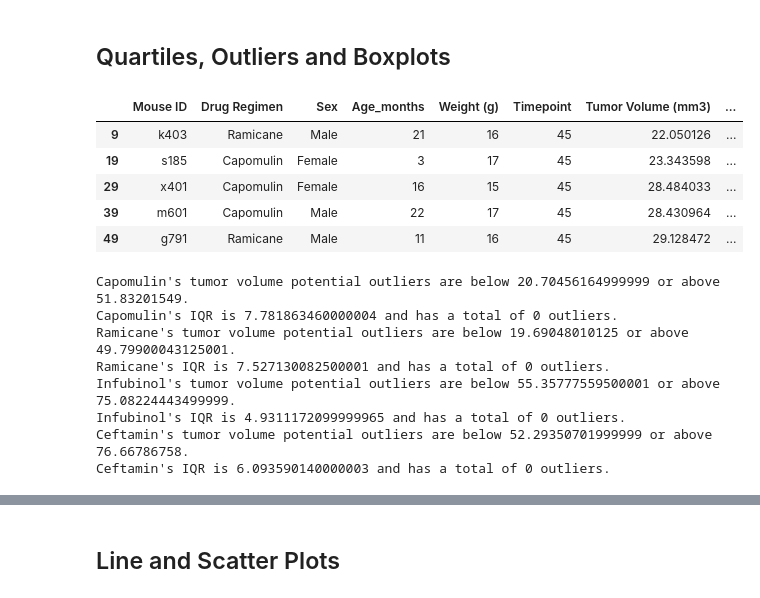
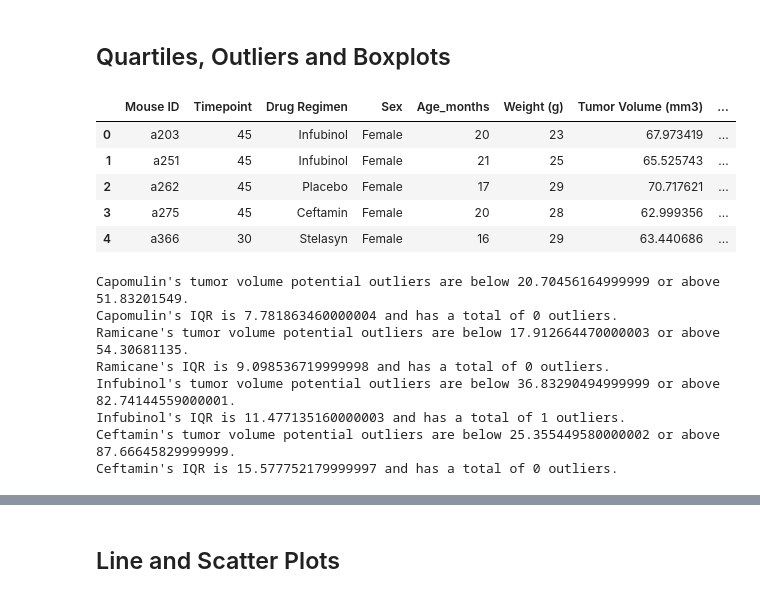
Before and after one commit to CameronLeslie1/Module_5_Challenge, a Jupyter notebook: module_5_starter_code/Pymaceuticals/pymaceuticals_starter.ipynb, the cells around one changed output, grey strips where cells are left out. Cells and saved outputs as stored; diff of their text form; code cells hidden in the pictures.

```diff
--- a/module_5_starter_code/Pymaceuticals/pymaceuticals_starter.ipynb
+++ b/module_5_starter_code/Pymaceuticals/pymaceuticals_starter.ipynb
@@ -184,17 +197,21 @@ plt.show()
 # %%
 # Calculate the final tumor volume of each mouse across four of the treatment regimens:
 # Capomulin, Ramicane, Infubinol, and Ceftamin
 
 # Start by getting the last (greatest) timepoint for each mouse
-Final_Tumor_Vol = Clean_Data[Clean_Data["Timepoint"]==45]
+Final_Mice = Clean_Data.groupby(["Mouse ID"]).max()
+Final_Mice_reset = per_mouse.reset_index()
+
+Final_Tumor_Vol = Final_Mice_reset[["Mouse ID", "Timepoint"]].\
+    merge(Clean_Data,on=["Mouse ID","Timepoint"],how="left")
 Final_Tumor_Vol.head()
 # %% [output]
-|  | Mouse ID | Drug Regimen | Sex | Age_months | Weight (g) | Timepoint | Tumor Volume (mm3) | ... |
-| 9 | k403 | Ramicane | Male | 21 | 16 | 45 | 22.050126 | ... |
-| 19 | s185 | Capomulin | Female | 3 | 17 | 45 | 23.343598 | ... |
-| 29 | x401 | Capomulin | Female | 16 | 15 | 45 | 28.484033 | ... |
-| 39 | m601 | Capomulin | Male | 22 | 17 | 45 | 28.430964 | ... |
-| 49 | g791 | Ramicane | Male | 11 | 16 | 45 | 29.128472 | ... |
+|  | Mouse ID | Timepoint | Drug Regimen | Sex | Age_months | Weight (g) | Tumor Volume (mm3) | ... |
+| 0 | a203 | 45 | Infubinol | Female | 20 | 23 | 67.973419 | ... |
+| 1 | a251 | 45 | Infubinol | Female | 21 | 25 | 65.525743 | ... |
+| 2 | a262 | 45 | Placebo | Female | 17 | 29 | 70.717621 | ... |
+| 3 | a275 | 45 | Ceftamin | Female | 20 | 28 | 62.999356 | ... |
+| 4 | a366 | 30 | Stelasyn | Female | 16 | 29 | 63.440686 | ... |
 # %%
 # Put treatments into a list for for loop (and later for plot labels)
 Drug_List = ["Capomulin","Ramicane","Infubinol","Ceftamin"]
@@ -226,11 +243,11 @@ for drug in Drug_List:
 # %% [output]
 Capomulin's tumor volume potential outliers are below 20.70456164999999 or above 51.83201549.
 Capomulin's IQR is 7.781863460000004 and has a total of 0 outliers.
-Ramicane's tumor volume potential outliers are below 19.69048010125 or above 49.79900043125001.
-Ramicane's IQR is 7.527130082500001 and has a total of 0 outliers.
-Infubinol's tumor volume potential outliers are below 55.35777559500001 or above 75.08224443499999.
-Infubinol's IQR is 4.9311172099999965 and has a total of 0 outliers.
-Ceftamin's tumor volume potential outliers are below 52.29350701999999 or above 76.66786758.
-Ceftamin's IQR is 6.093590140000003 and has a total of 0 outliers.
+Ramicane's tumor volume potential outliers are below 17.912664470000003 or above 54.30681135.
+Ramicane's IQR is 9.098536719999998 and has a total of 0 outliers.
+Infubinol's tumor volume potential outliers are below 36.83290494999999 or above 82.74144559000001.
+Infubinol's IQR is 11.477135160000003 and has a total of 1 outliers.
+Ceftamin's tumor volume potential outliers are below 25.355449580000002 or above 87.66645829999999.
+Ceftamin's IQR is 15.577752179999997 and has a total of 0 outliers.
 # %%
 # Generate a box plot that shows the distrubution of the tumor volume for each treatment group.
```
Also changed, not shown: parts of 8 cells of this notebook.
